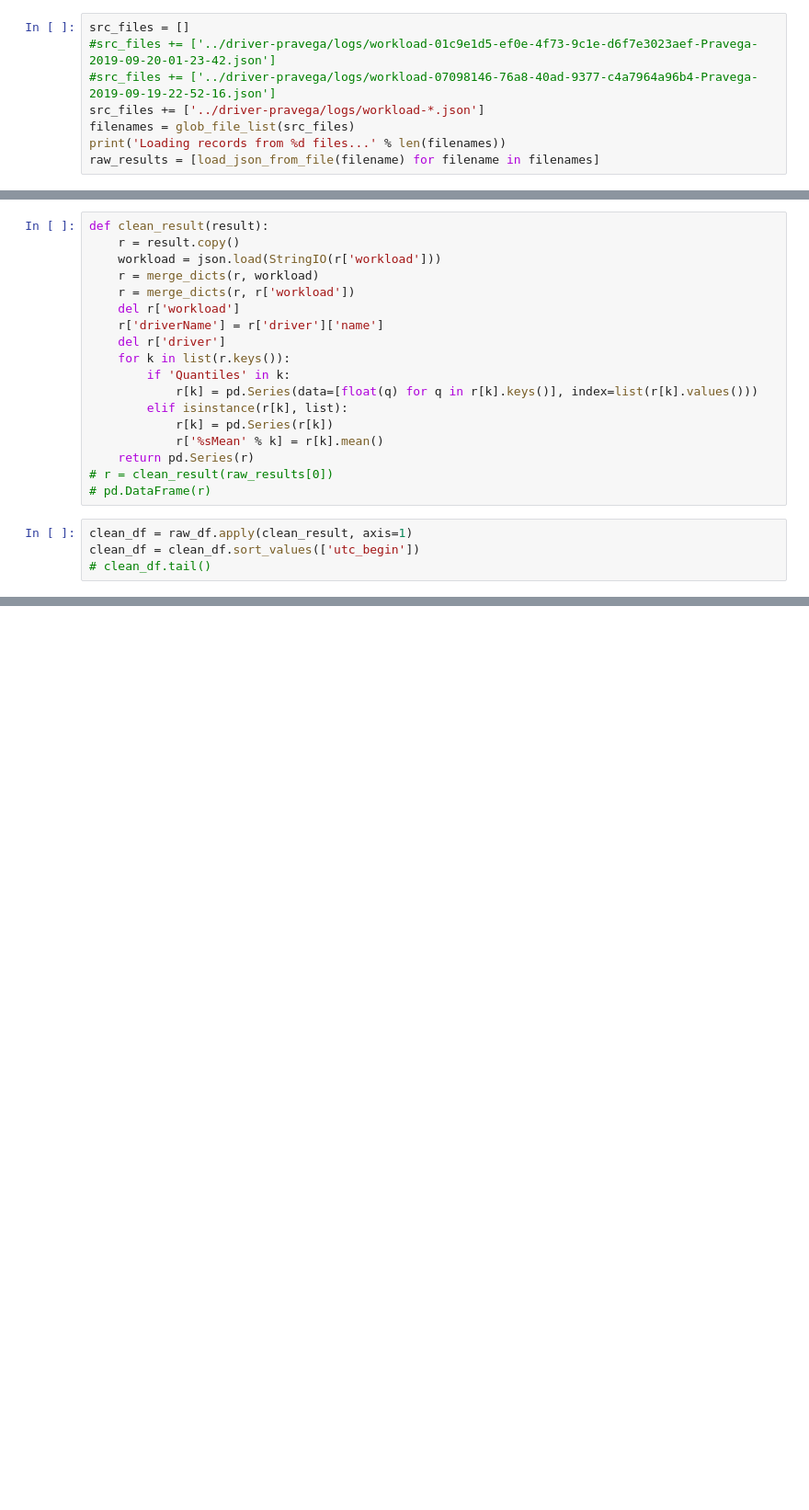
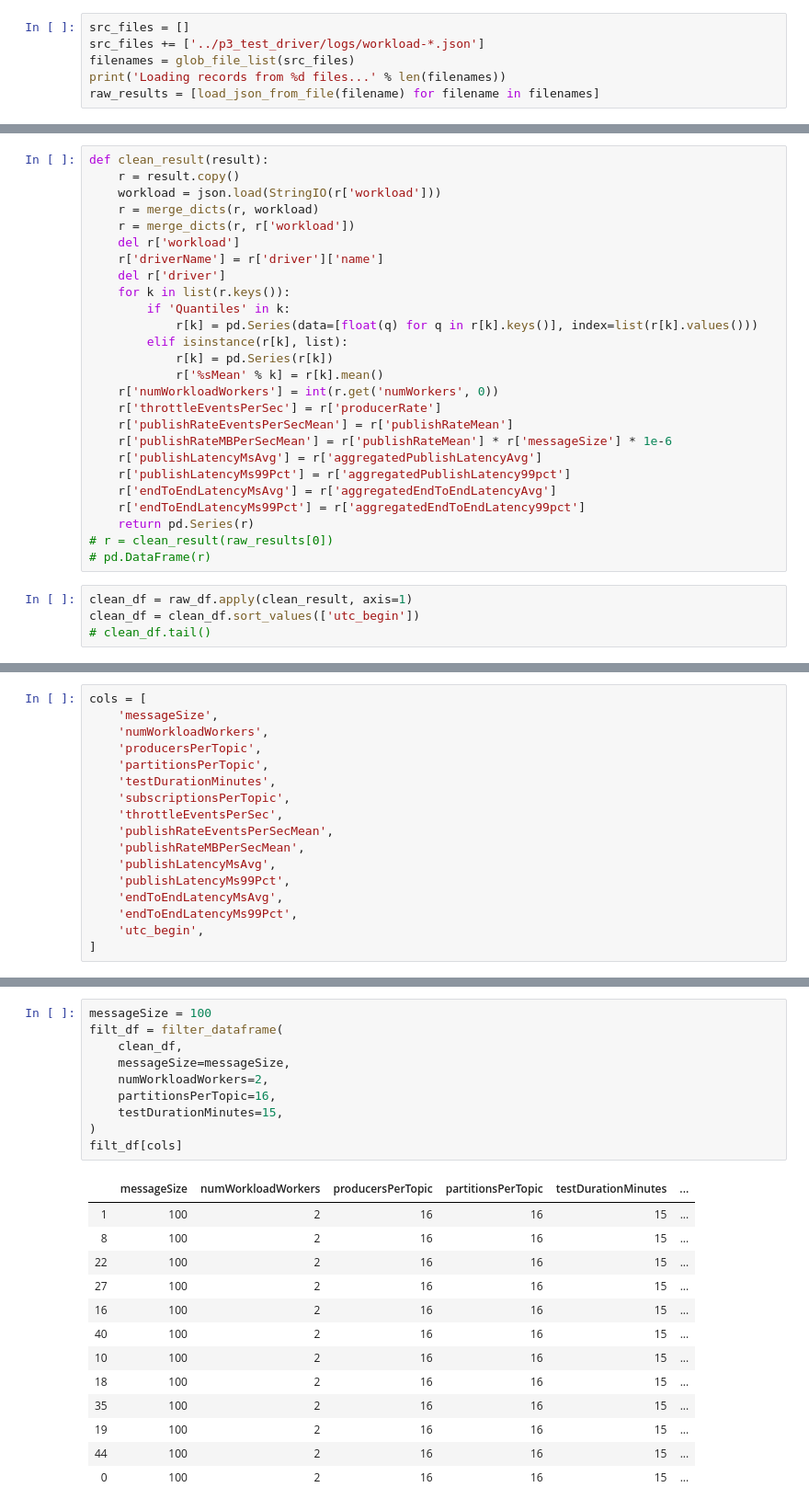
Before and after one commit to pravega/openmessaging-benchmark, a Jupyter notebook: results-analyzer/results-analyzer-1.ipynb, the cells around one changed output, grey strips where cells are left out. Shown: that part at 92% size. Cells and saved outputs as stored; diff of their text form; blank space fills up the shorter version.

```diff
--- a/results-analyzer/results-analyzer-1.ipynb
+++ b/results-analyzer/results-analyzer-1.ipynb
@@ -17,8 +17,6 @@ from molten_data_common_lib import glob_file_list , load_json_from_file, merge_d
 # %%
 src_files = []
-#src_files += ['../driver-pravega/logs/workload-01c9e1d5-ef0e-4f73-9c1e-d6f7e3023aef-Pravega-2019-09-20-01-23-42.json']
-#src_files += ['../driver-pravega/logs/workload-07098146-76a8-40ad-9377-c4a7964a96b4-Pravega-2019-09-19-22-52-16.json']
-src_files += ['../driver-pravega/logs/workload-*.json']
+src_files += ['../p3_test_driver/logs/workload-*.json']
 filenames = glob_file_list(src_files)
 print('Loading records from %d files...' % len(filenames))
 raw_results = [load_json_from_file(filename) for filename in filenames]
@@ -40,6 +48,14 @@ def clean_result(result):
         elif isinstance(r[k], list):
             r[k] = pd.Series(r[k])
             r['%sMean' % k] = r[k].mean()
+    r['numWorkloadWorkers'] = int(r.get('numWorkers', 0))
+    r['throttleEventsPerSec'] = r['producerRate']
+    r['publishRateEventsPerSecMean'] = r['publishRateMean']
+    r['publishRateMBPerSecMean'] = r['publishRateMean'] * r['messageSize'] * 1e-6
+    r['publishLatencyMsAvg'] = r['aggregatedPublishLatencyAvg']
+    r['publishLatencyMs99Pct'] = r['aggregatedPublishLatency99pct']
+    r['endToEndLatencyMsAvg'] = r['aggregatedEndToEndLatencyAvg']
+    r['endToEndLatencyMs99Pct'] = r['aggregatedEndToEndLatency99pct']
     return pd.Series(r)
 # r = clean_result(raw_results[0])
 # pd.DataFrame(r)
@@ -63,0 +97,17 @@ df = clean_df[
+# %%
+cols = [
+    'messageSize',
+    'numWorkloadWorkers',
+    'producersPerTopic',
+    'partitionsPerTopic',
+    'testDurationMinutes',
+    'subscriptionsPerTopic',
+    'throttleEventsPerSec',
+    'publishRateEventsPerSecMean',
+    'publishRateMBPerSecMean',
+    'publishLatencyMsAvg',
+    'publishLatencyMs99Pct',
+    'endToEndLatencyMsAvg',
+    'endToEndLatencyMs99Pct',
+    'utc_begin',
+]
@@ -63,0 +120,24 @@ df = clean_df[
+# %%
+messageSize = 100
+filt_df = filter_dataframe(
+    clean_df,
+    messageSize=messageSize,
+    numWorkloadWorkers=2,
+    partitionsPerTopic=16,
+    testDurationMinutes=15,
+)
+filt_df[cols]
+# %% [output]
+|  | messageSize | numWorkloadWorkers | producersPerTopic | partitionsPerTopic | testDurationMinutes | ... |
+| 1 | 100 | 2 | 16 | 16 | 15 | ... |
+| 8 | 100 | 2 | 16 | 16 | 15 | ... |
+| 22 | 100 | 2 | 16 | 16 | 15 | ... |
+| 27 | 100 | 2 | 16 | 16 | 15 | ... |
+| 16 | 100 | 2 | 16 | 16 | 15 | ... |
+| 40 | 100 | 2 | 16 | 16 | 15 | ... |
+| 10 | 100 | 2 | 16 | 16 | 15 | ... |
+| 18 | 100 | 2 | 16 | 16 | 15 | ... |
+| 35 | 100 | 2 | 16 | 16 | 15 | ... |
+| 19 | 100 | 2 | 16 | 16 | 15 | ... |
+| 44 | 100 | 2 | 16 | 16 | 15 | ... |
+| 0 | 100 | 2 | 16 | 16 | 15 | ... |
```
Also changed, not shown: parts of 13 cells of this notebook, 1 other file.
